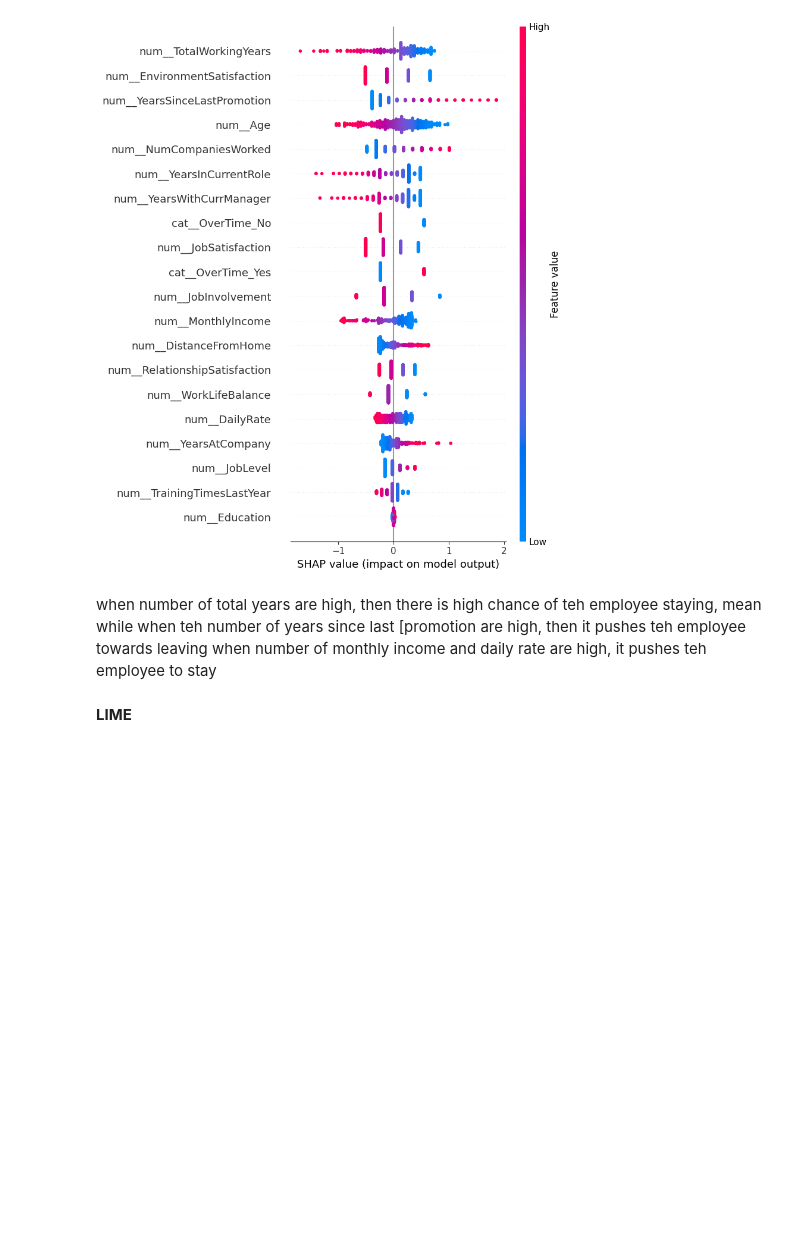
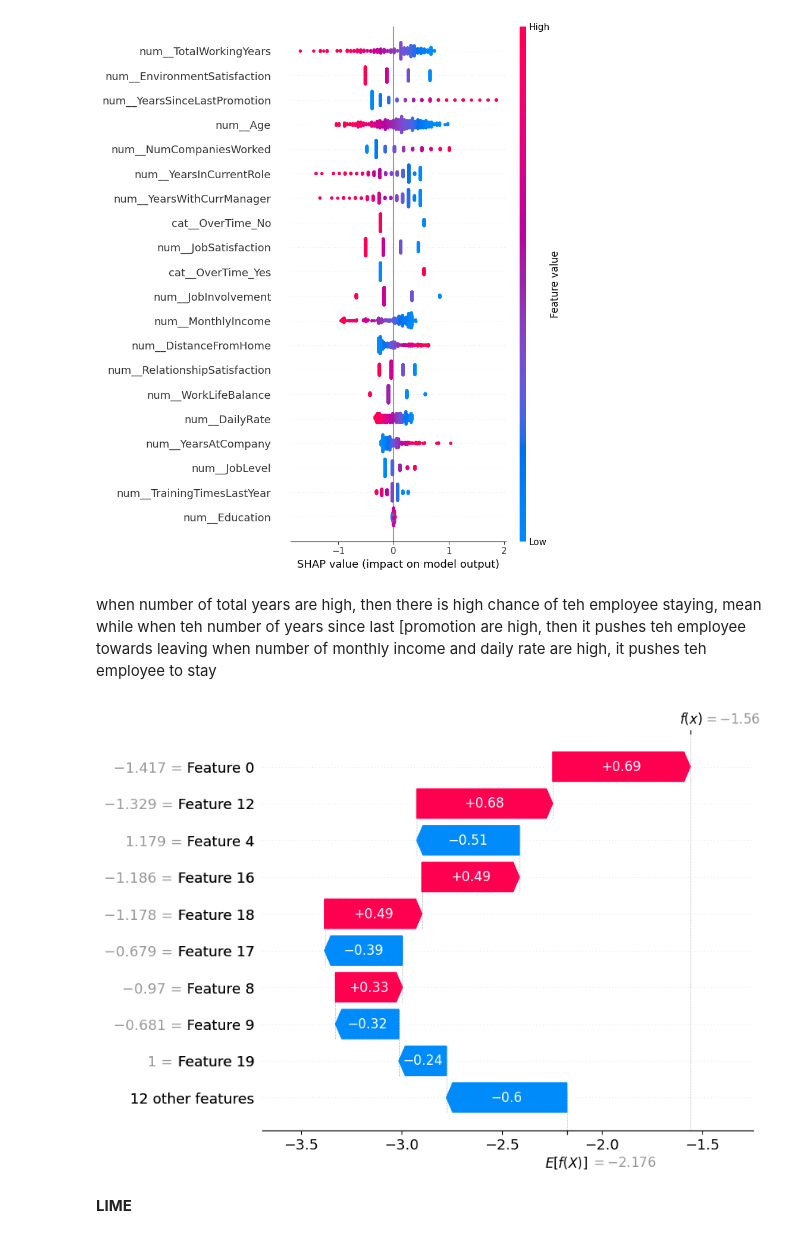
Before and after one commit to Jaydenkaleb/Introduction-to-AI, a Jupyter notebook: Assignment_14.ipynb, the cells around one changed output. Cells and saved outputs as stored; diff of their text form; code cells hidden in the pictures; blank space fills up the shorter version.

```diff
--- a/Assignment_14.ipynb
+++ b/Assignment_14.ipynb
@@ -418,6 +420,13 @@ shap.summary_plot(
 # %% [markdown]
 when number of total years are high, then there is high chance of teh employee staying, mean while when teh number of years since last [promotion are high, then it pushes teh employee towards leaving
 when number of monthly income and daily rate are high, it pushes teh employee to stay
+# %%
+#Create a waterfall
+shap.plots.waterfall(
+    shap_values[sample_index]
+)
+# %% [output]
+[figure, added]
 # %% [markdown]
 **LIME**
 # %%
```
Also changed, not shown: parts of 1 cell of this notebook.
